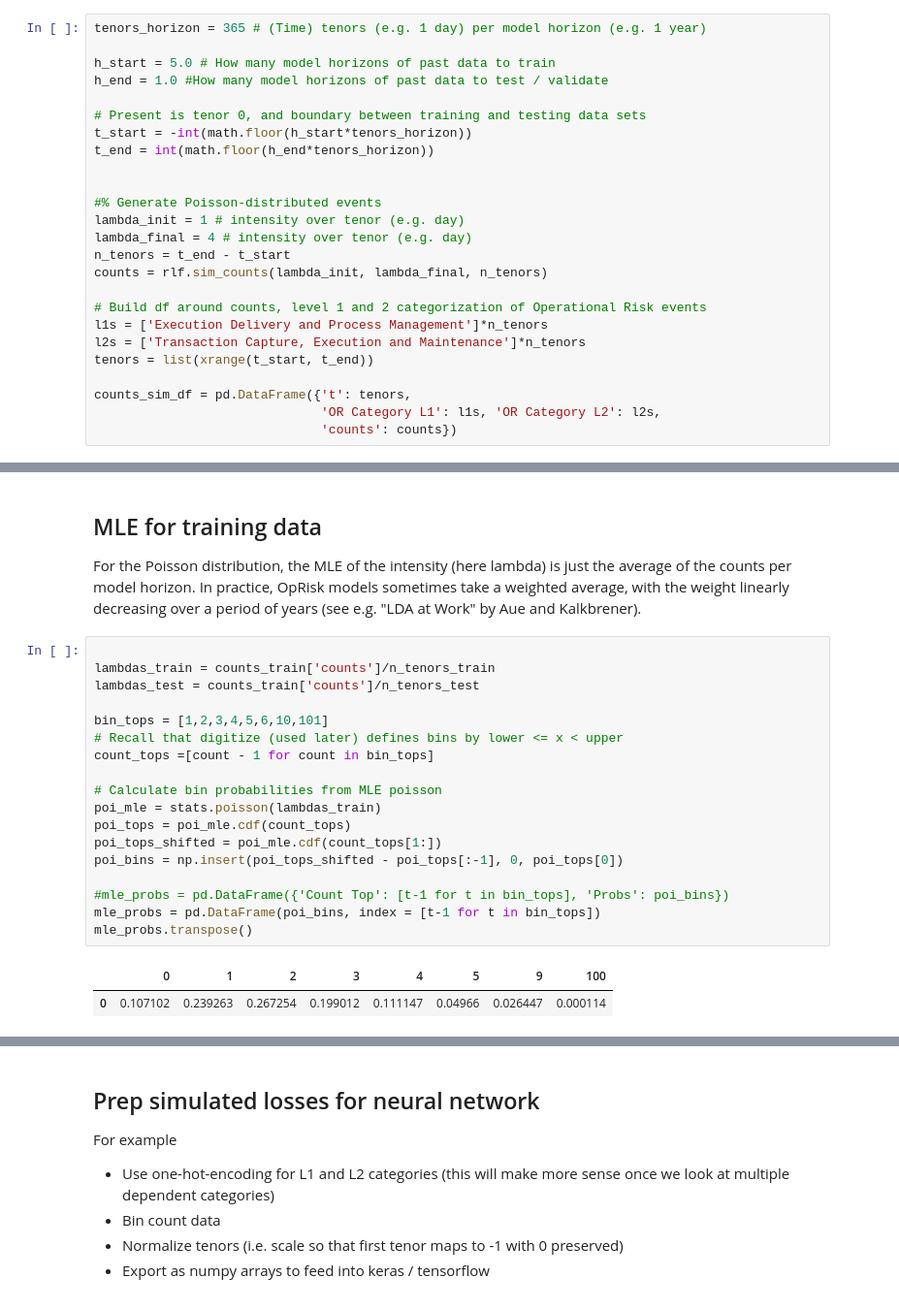
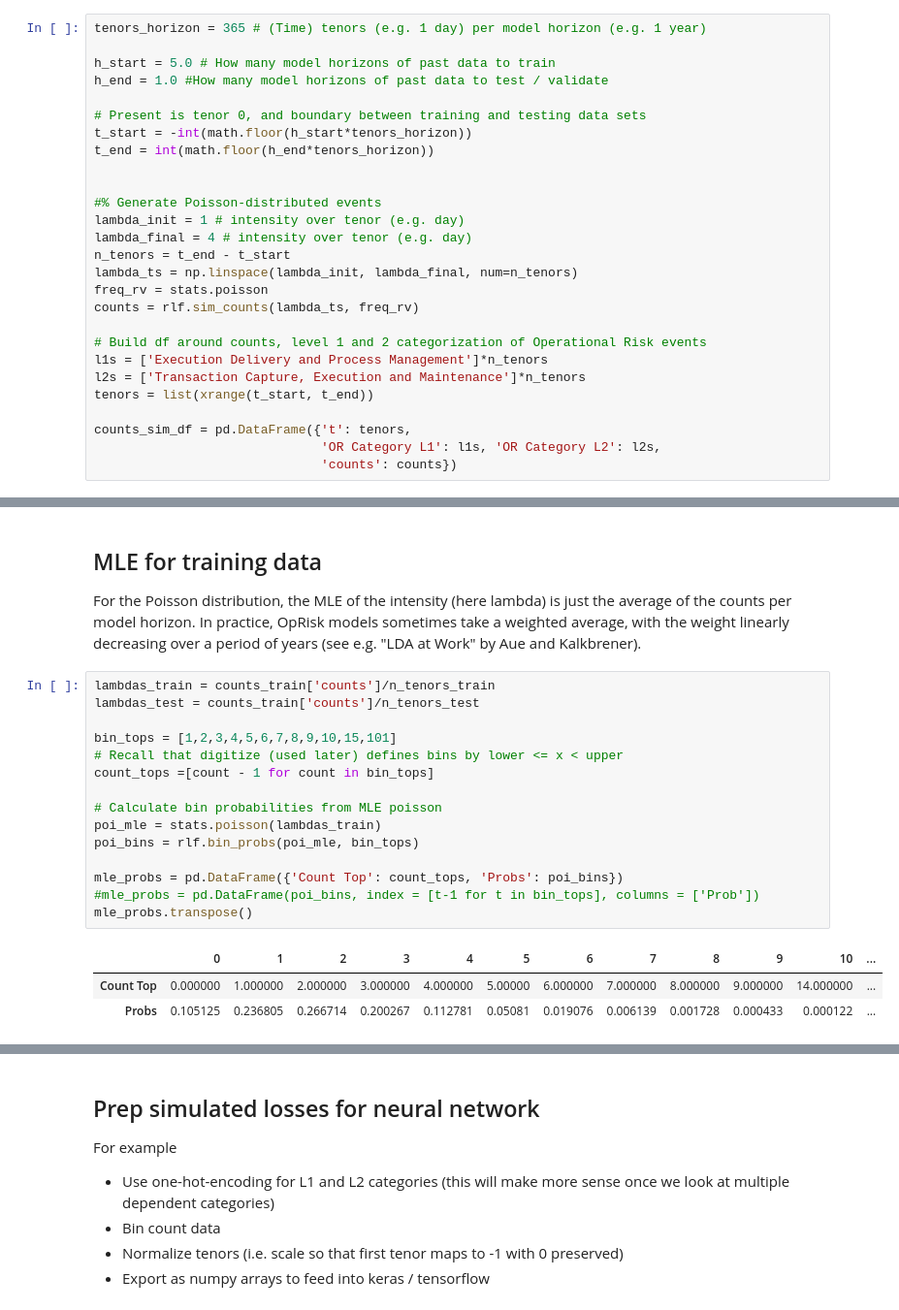
Before and after one commit to munichpavel/oprisklearning, a Jupyter notebook: risklearning_demo.ipynb, the cells around one changed output, grey strips where cells are left out. Shown at 97% size. Cells and saved outputs as stored; diff of their text form.

```diff
--- a/risklearning_demo.ipynb
+++ b/risklearning_demo.ipynb
@@ -32,7 +35,9 @@ t_end = int(math.floor(h_end*tenors_horizon))
 lambda_init = 1 # intensity over tenor (e.g. day)
 lambda_final = 4 # intensity over tenor (e.g. day)
 n_tenors = t_end - t_start
-counts = rlf.sim_counts(lambda_init, lambda_final, n_tenors)
+lambda_ts = np.linspace(lambda_init, lambda_final, num=n_tenors)
+freq_rv = stats.poisson
+counts = rlf.sim_counts(lambda_ts, freq_rv)
 
 # Build df around counts, level 1 and 2 categorization of Operational Risk events
 l1s = ['Execution Delivery and Process Management']*n_tenors
@@ -55,23 +60,21 @@ counts_test =  (counts_sim_df[counts_sim_df.t >= 0]).groupby('OR Category L2').s
 
 For the Poisson distribution, the MLE of the intensity (here lambda) is just the average of the counts per model horizon. In practice, OpRisk models sometimes take a weighted average, with the weight linearly decreasing over a period of years (see e.g. "LDA at Work" by Aue and Kalkbrener).
 # %%
-
 lambdas_train = counts_train['counts']/n_tenors_train
 lambdas_test = counts_train['counts']/n_tenors_test
 
-bin_tops = [1,2,3,4,5,6,10,101]
+bin_tops = [1,2,3,4,5,6,7,8,9,10,15,101]
 # Recall that digitize (used later) defines bins by lower <= x < upper
 count_tops =[count - 1 for count in bin_tops]
 
 # Calculate bin probabilities from MLE poisson
 poi_mle = stats.poisson(lambdas_train)
-poi_tops = poi_mle.cdf(count_tops)
-poi_tops_shifted = poi_mle.cdf(count_tops[1:])
-poi_bins = np.insert(poi_tops_shifted - poi_tops[:-1], 0, poi_tops[0])
+poi_bins = rlf.bin_probs(poi_mle, bin_tops)
 
-#mle_probs = pd.DataFrame({'Count Top': [t-1 for t in bin_tops], 'Probs': poi_bins})
-mle_probs = pd.DataFrame(poi_bins, index = [t-1 for t in bin_tops])
+mle_probs = pd.DataFrame({'Count Top': count_tops, 'Probs': poi_bins})
+#mle_probs = pd.DataFrame(poi_bins, index = [t-1 for t in bin_tops], columns = ['Prob'])
 mle_probs.transpose()
 # %% [output]
-|  | 0 | 1 | 2 | 3 | 4 | 5 | 9 | 100 |
-| 0 | 0.107102 | 0.239263 | 0.267254 | 0.199012 | 0.111147 | 0.04966 | 0.026447 | 0.000114 |
+|  | 0 | 1 | 2 | 3 | 4 | 5 | 6 | 7 | 8 | 9 | 10 | ... |
+| Count Top | 0.000000 | 1.000000 | 2.000000 | 3.000000 | 4.000000 | 5.00000 | 6.000000 | 7.000000 | 8.000000 | 9.000000 | 14.000000 | ... |
+| Probs | 0.105125 | 0.236805 | 0.266714 | 0.200267 | 0.112781 | 0.05081 | 0.019076 | 0.006139 | 0.001728 | 0.000433 | 0.000122 | ... |
```
Also changed, not shown: parts of 9 cells of this notebook.
